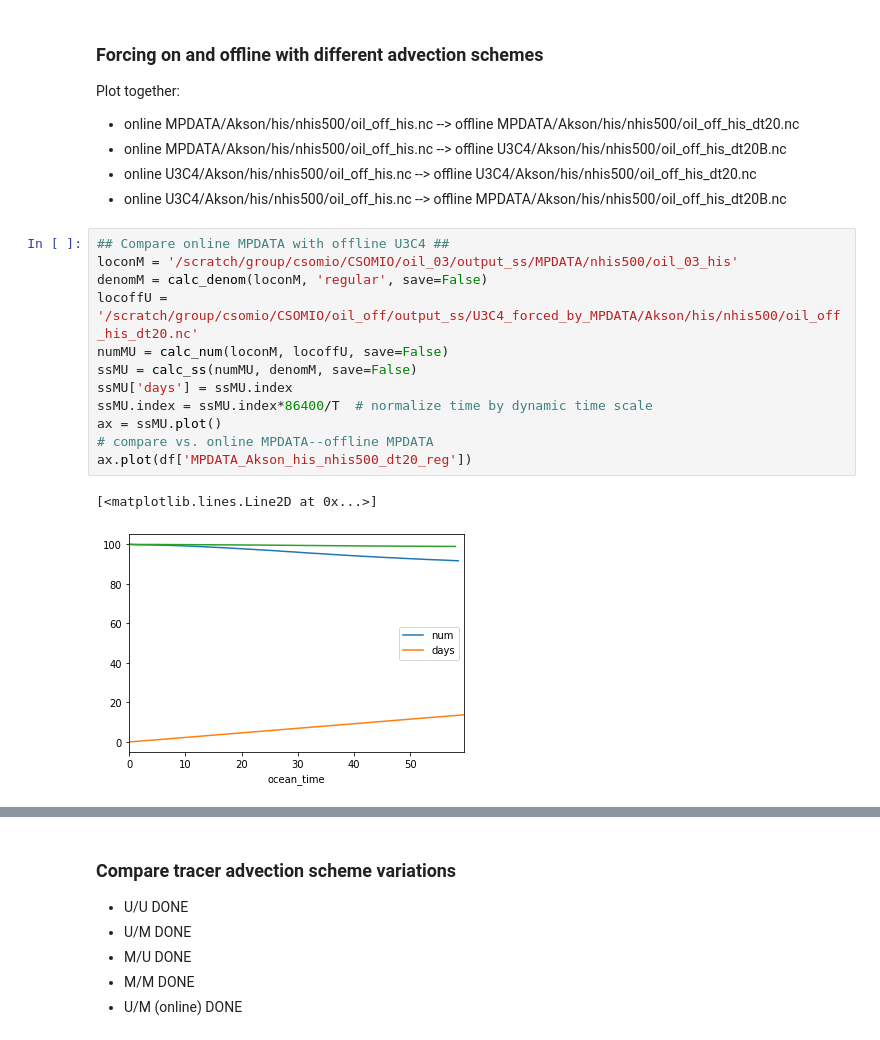
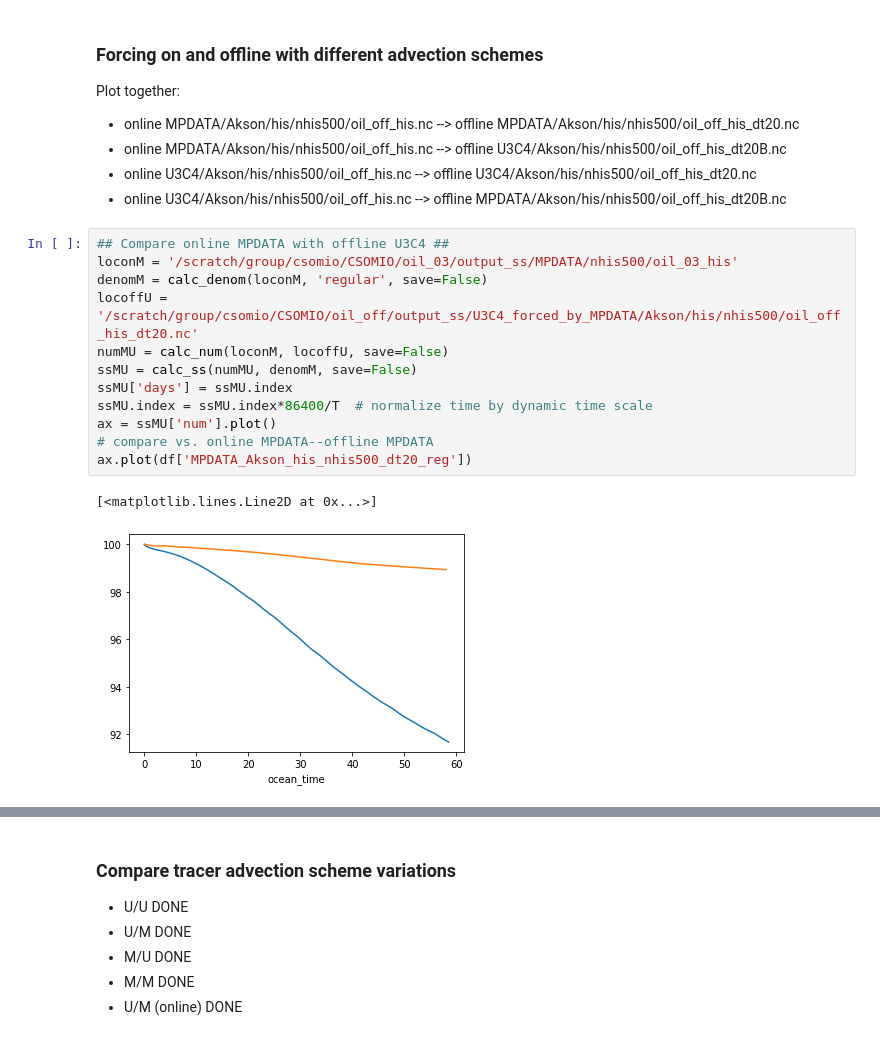
Before and after one commit to kthyng/offline_analysis, a Jupyter notebook: calc.ipynb, the cells around one changed output, grey strips where cells are left out. Drawn from its saved outputs; the diff is of its cells as text.

Commit message:
final draft of plots

```diff
--- a/calc.ipynb
+++ b/calc.ipynb
@@ -865,18 +916,18 @@ Plot together:
 # %%
 ## Compare online MPDATA with offline U3C4 ##
 loconM = '/scratch/group/csomio/CSOMIO/oil_03/output_ss/MPDATA/nhis500/oil_03_his'
 denomM = calc_denom(loconM, 'regular', save=False)
 locoffU = '/scratch/group/csomio/CSOMIO/oil_off/output_ss/U3C4_forced_by_MPDATA/Akson/his/nhis500/oil_off_his_dt20.nc'
 numMU = calc_num(loconM, locoffU, save=False)
 ssMU = calc_ss(numMU, denomM, save=False)
 ssMU['days'] = ssMU.index
 ssMU.index = ssMU.index*86400/T  # normalize time by dynamic time scale
-ax = ssMU.plot()
+ax = ssMU['num'].plot()
 # compare vs. online MPDATA--offline MPDATA
 ax.plot(df['MPDATA_Akson_his_nhis500_dt20_reg'])
 # %% [output]
 [<matplotlib.lines.Line2D at 0x...>]
-[figure, old version]
+[figure, new version]
 # %%
 ## Compare online U3C4 with offline MPDATA ##
 loconU = '/scratch/group/csomio/CSOMIO/oil_03/output_ss/U3C4/nhis500/oil_03_his'
```
Also changed, not shown: parts of 46 cells of this notebook.
